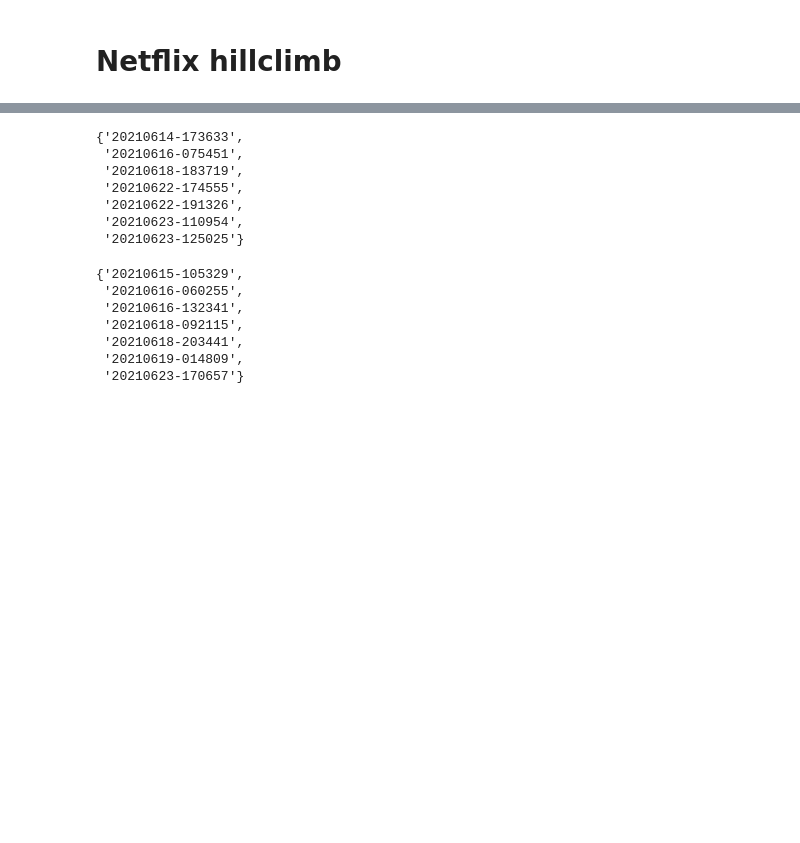
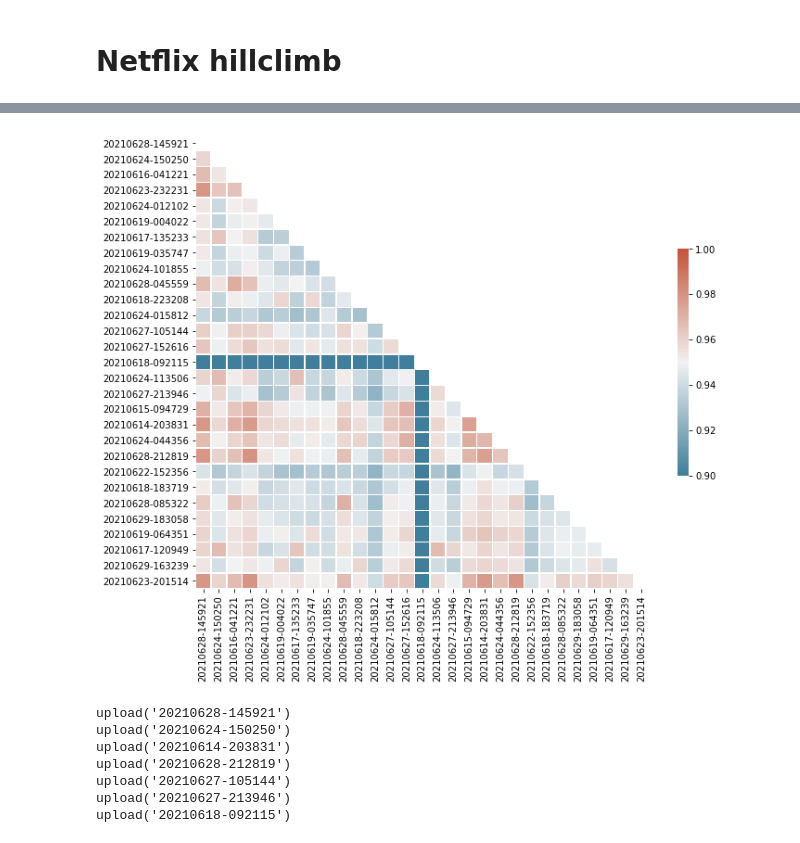
Before and after one commit to Anjum48/commonlitreadabilityprize, a Jupyter notebook: notebooks/stacking.ipynb, the cells around one changed output, grey strips where cells are left out. Drawn from its saved outputs; the diff is of its cells as text; code cells hidden in the pictures; blank space fills up the shorter version.

```diff
--- a/notebooks/stacking.ipynb
+++ b/notebooks/stacking.ipynb
@@ -446,6 +487,6 @@ def netflix(es, ps, e0, l=.0001):
 
     return X.dot(w), w
 # %%
-preds = [oofs[c].values for c in selection[:20]]
-rmses = [np.sqrt(mean_squared_error(p, oofs["target"])) for p in preds]
+# preds = [oofs[c].values for c in selection[:20]]
+# rmses = [np.sqrt(mean_squared_error(p, oofs["target"])) for p in preds]
 # %%
@@ -507,7 +549,7 @@ y = oofs["target"]
 storage = 0
 
 # Find best initial model
-initial_scores = [np.sqrt(mean_squared_error(oofs[c], oofs["target"])) for c in candidates]
+initial_scores = [np.sqrt(mean_squared_error(oofs[c], y)) for c in candidates]
 idx = np.argmin(initial_scores)
 best_score = initial_scores[idx]
 selection.append(candidates[idx])
@@ -516,8 +558,8 @@ print(f"Initial {candidates[idx]}. Score {best_score:0.5f}. {storage:0.1f} GB")
 del candidates[idx]
 
 
-while storage < 120:
-    scores = [get_nf_score(oofs[selection + [c]], y) for c in candidates]
+while storage < 150:
+    scores = [get_nf_score(oofs[selection + [c]], y, False) for c in candidates]
 
     idx = np.argmin(scores)
     if scores[idx] < best_score - tol:
@@ -530,5 +572,5 @@ while storage < 120:
         break
 
 print(len(selection), "models selected")
-selection
+selection  # 0.44098. 96.2 GB
 # %% [output]
@@ -630,0 +611,16 @@ model_folders_new = set(model_folders_new)
+# %%
+corr = oofs[selection].corr()
+
+mask = np.triu(np.ones_like(corr, dtype=bool))
+
+# Set up the matplotlib figure
+f, ax = plt.subplots(figsize=(11, 9))
+
+# Generate a custom diverging colormap
+cmap = sns.diverging_palette(230, 20, as_cmap=True)
+
+# Draw the heatmap with the mask and correct aspect ratio
+sns.heatmap(corr, mask=mask, cmap=cmap, vmin=0.9, vmax=1.0, # center=0,
+            square=True, linewidths=.5, cbar_kws={"shrink": .5});
+# %% [output]
+[figure, added]
@@ -631,22 +683,13 @@ model_folders_new = set(model_folders_new)
 # %%
-# Add these
-model_folders_new.difference(model_folders_current)
+# Add these. Make colab command
+add_list = model_folders_new.difference(model_folders_current)
+for d in add_list:
+    print(f"upload('{d}')")
 # %% [output]
-{'20210614-173633',
- '20210616-075451',
- '20210618-183719',
- '20210622-174555',
- '20210622-191326',
- '20210623-110954',
- '20210623-125025'}
+upload('20210628-145921')
+upload('20210624-150250')
+upload('20210614-203831')
+upload('20210628-212819')
+upload('20210627-105144')
+upload('20210627-213946')
+upload('20210618-092115')
-# %%
-# Remove these
-model_folders_current.difference(model_folders_new)
-# %% [output]
-{'20210615-105329',
- '20210616-060255',
- '20210616-132341',
- '20210618-092115',
- '20210618-203441',
- '20210619-014809',
- '20210623-170657'}
```
Also changed, not shown: parts of 17 cells of this notebook, 3 other files.
